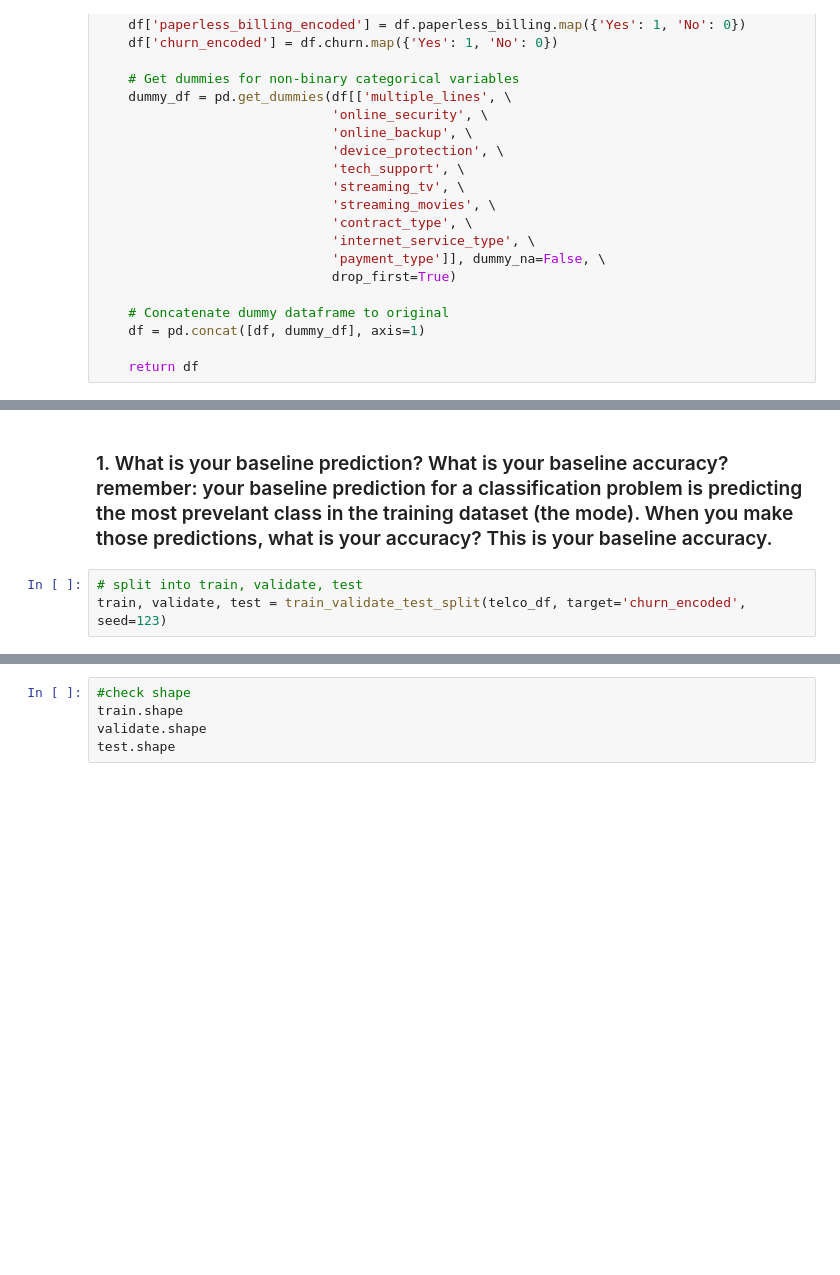
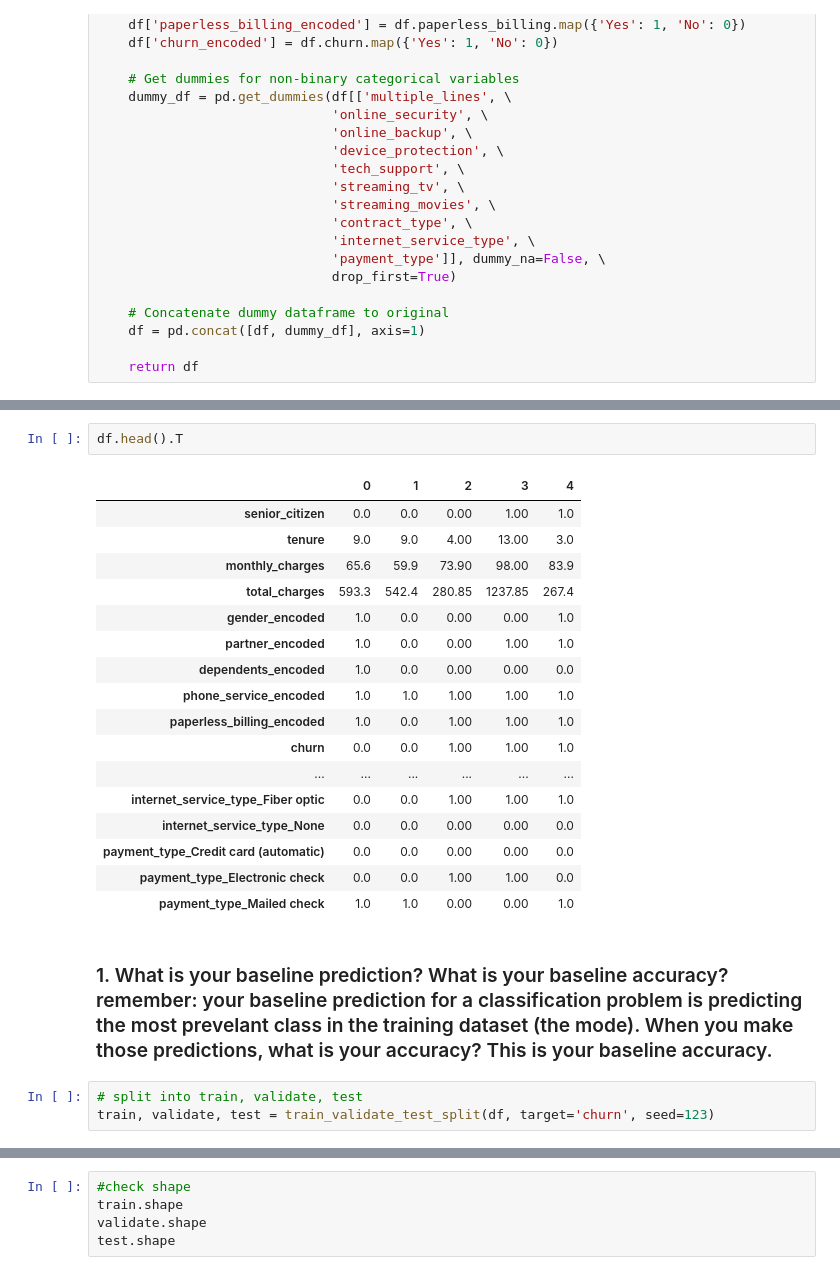
Before and after one commit to cristinalucin/classification-exercises, a Jupyter notebook: model.ipynb, the cells around one changed output, grey strips where cells are left out. Saved outputs shown, nothing was run; the diff lists cells and outputs as text; blank space fills up the shorter version.

```diff
--- a/model.ipynb
+++ b/model.ipynb
@@ -493,7 +283,27 @@ telco_df.head().T
+# %%
+df.head().T
+# %% [output]
+|  | 0 | 1 | 2 | 3 | 4 |
+| senior_citizen | 0.0 | 0.0 | 0.00 | 1.00 | 1.0 |
+| tenure | 9.0 | 9.0 | 4.00 | 13.00 | 3.0 |
+| monthly_charges | 65.6 | 59.9 | 73.90 | 98.00 | 83.9 |
+| total_charges | 593.3 | 542.4 | 280.85 | 1237.85 | 267.4 |
+| gender_encoded | 1.0 | 0.0 | 0.00 | 0.00 | 1.0 |
+| partner_encoded | 1.0 | 0.0 | 0.00 | 1.00 | 1.0 |
+| dependents_encoded | 1.0 | 0.0 | 0.00 | 0.00 | 0.0 |
+| phone_service_encoded | 1.0 | 1.0 | 1.00 | 1.00 | 1.0 |
+| paperless_billing_encoded | 1.0 | 0.0 | 1.00 | 1.00 | 1.0 |
+| churn | 0.0 | 0.0 | 1.00 | 1.00 | 1.0 |
+| ... | ... | ... | ... | ... | ... |
+| internet_service_type_Fiber optic | 0.0 | 0.0 | 1.00 | 1.00 | 1.0 |
+| internet_service_type_None | 0.0 | 0.0 | 0.00 | 0.00 | 0.0 |
+| payment_type_Credit card (automatic) | 0.0 | 0.0 | 0.00 | 0.00 | 0.0 |
+| payment_type_Electronic check | 0.0 | 0.0 | 1.00 | 1.00 | 0.0 |
+| payment_type_Mailed check | 1.0 | 1.0 | 0.00 | 0.00 | 1.0 |
 # %% [markdown]
 ### 1. What is your baseline prediction? What is your baseline accuracy? remember: your baseline prediction for a classification problem is predicting the most prevelant class in the training dataset (the mode). When you make those predictions, what is your accuracy? This is your baseline accuracy.
 # %%
 # split into train, validate, test
-train, validate, test = train_validate_test_split(telco_df, target='churn_encoded', seed=123)
+train, validate, test = train_validate_test_split(df, target='churn', seed=123)
 # %%
 # create X & y version of train, where y is a series with just the target variable and X are all the features.
```
Also changed, not shown: parts of 37 cells of this notebook.
